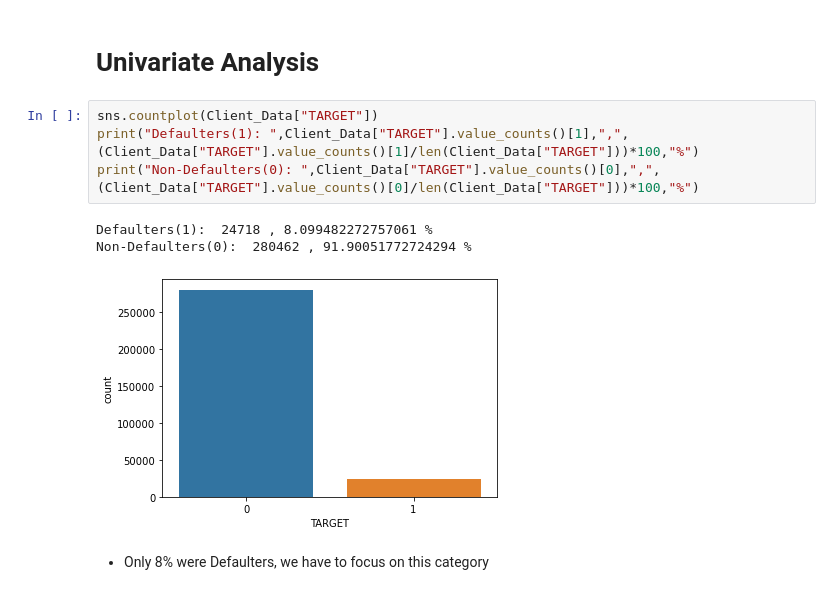
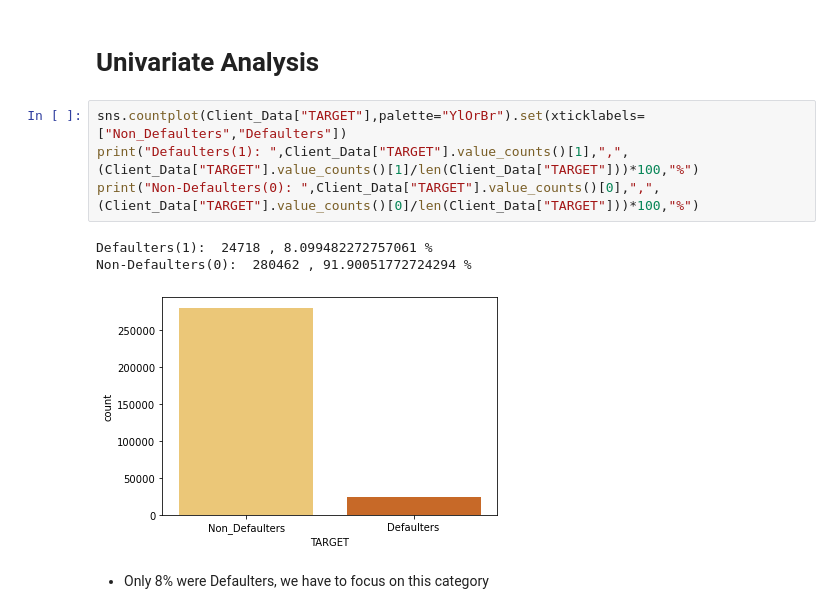
Before and after one commit to Lohith-Muniganti/Python_Projects, a Jupyter notebook: Bank_Loan_Risk_Analysis/Risk_Analysis -1.ipynb, the cells around one changed output. Drawn from its saved outputs; the diff is of its cells as text.

```diff
--- a/Bank_Loan_Risk_Analysis/Risk_Analysis -1.ipynb
+++ b/Bank_Loan_Risk_Analysis/Risk_Analysis -1.ipynb
@@ -226,13 +223,13 @@ Client_Data.describe()
 # %% [markdown]
 # Univariate Analysis
 # %%
-sns.countplot(Client_Data["TARGET"])
+sns.countplot(Client_Data["TARGET"],palette="YlOrBr").set(xticklabels=["Non_Defaulters","Defaulters"])
 print("Defaulters(1): ",Client_Data["TARGET"].value_counts()[1],",",(Client_Data["TARGET"].value_counts()[1]/len(Client_Data["TARGET"]))*100,"%")
 print("Non-Defaulters(0): ",Client_Data["TARGET"].value_counts()[0],",",(Client_Data["TARGET"].value_counts()[0]/len(Client_Data["TARGET"]))*100,"%")
 # %% [output]
 Defaulters(1):  24718 , 8.099482272757061 %
 Non-Defaulters(0):  280462 , 91.90051772724294 %
-[figure, old version]
+[figure, new version]
 # %% [markdown]
 * Only 8% were Defaulters, we have to focus on this category
 # %% [markdown]
```
Also changed, not shown: parts of 9 cells of this notebook, 3 other files.
